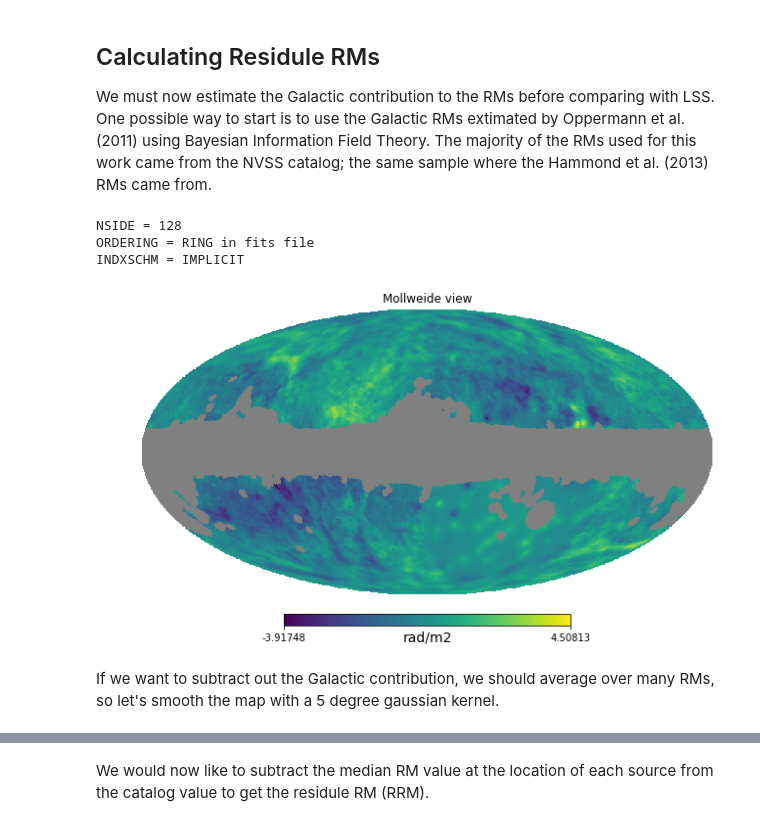
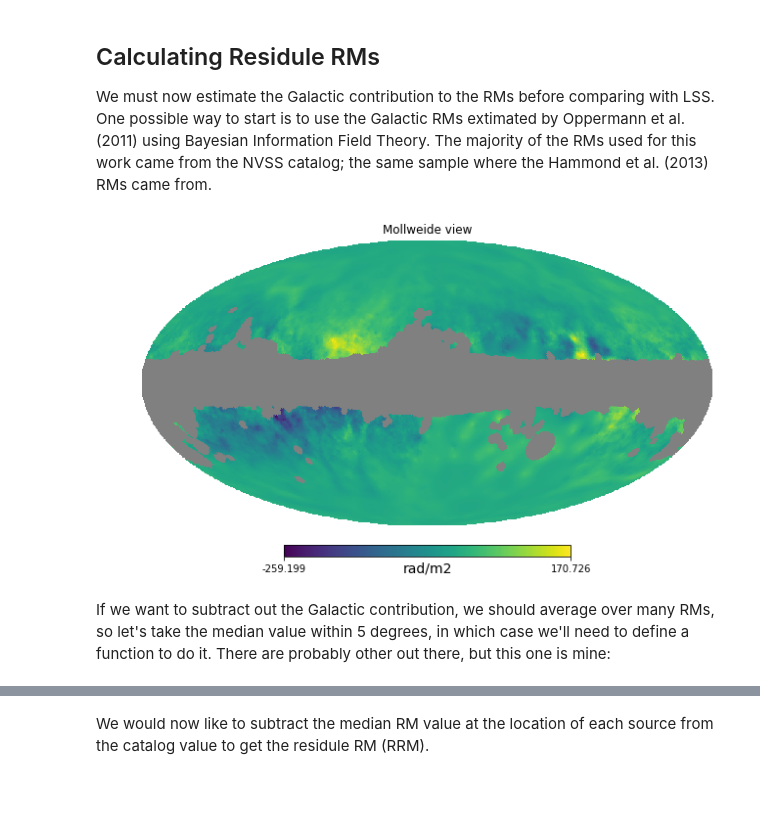
Before and after one commit to sheabrown/RMs_LSS, a Jupyter notebook: RMs_LSS.ipynb, the cells around one changed output, grey strips where cells are left out. Saved outputs shown, nothing was run; the diff lists cells and outputs as text; code cells hidden in the pictures; blank space fills up the shorter version.

```diff
--- a/RMs_LSS.ipynb
+++ b/RMs_LSS.ipynb
@@ -86,15 +95,15 @@ Sigma is 0.000000 arcmin (0.000000 rad)
 ## Calculating Residule RMs
 We must now estimate the Galactic contribution to the RMs before comparing with LSS. One possible way to start is to use the Galactic RMs extimated by Oppermann et al. (2011) using Bayesian Information Field Theory. The majority of the RMs used for this work came from the NVSS catalog; the same sample where the Hammond et al. (2013) RMs came from.
 # %%
-gal_rm = hp.read_map('faraday.fits')
-gal_rm = hp.ma(gal_rm)
+import h5py as h5
+f = h5.File("foreground.hdf5", "r")
+maps = f['maps']
+phi = maps['phi'][:]
+gal_rm = hp.ma(phi)
 mask2 = hp.ud_grade(mask,128)
 gal_rm.mask = np.logical_not(mask2)
 hp.mollview(gal_rm,unit='rad/m2')
 # %% [output]
-NSIDE = 128
-ORDERING = RING in fits file
-INDXSCHM = IMPLICIT
-[figure, old version]
+[figure, new version]
 # %% [markdown]
-If we want to subtract out the Galactic contribution, we should average over many RMs, so let's smooth the map with a 5 degree gaussian kernel.
+If we want to subtract out the Galactic contribution, we should average over many RMs, so let's take the median value within 5 degrees, in which case we'll need to define a function to do it. There are probably other out there, but this one is mine:
```
Also changed, not shown: parts of 15 cells of this notebook.
